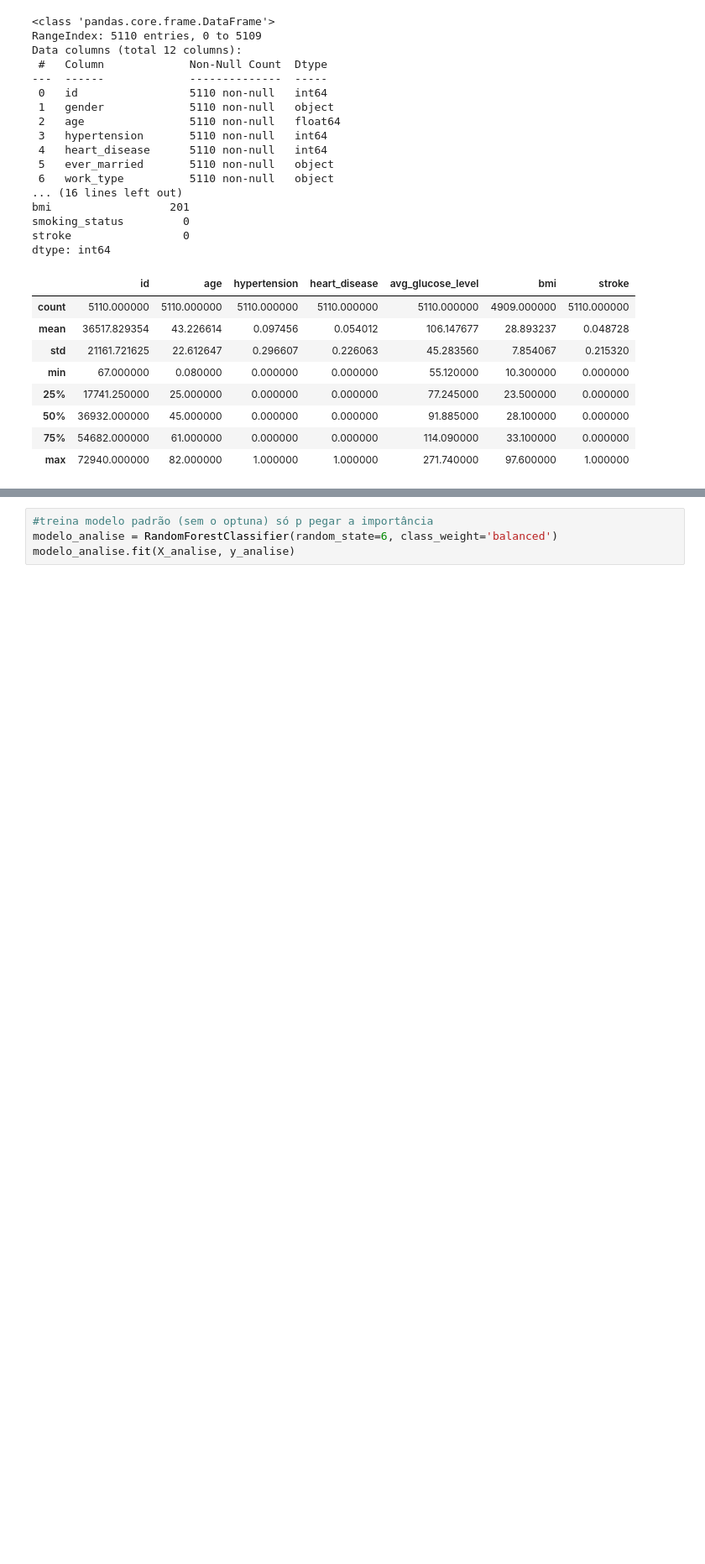
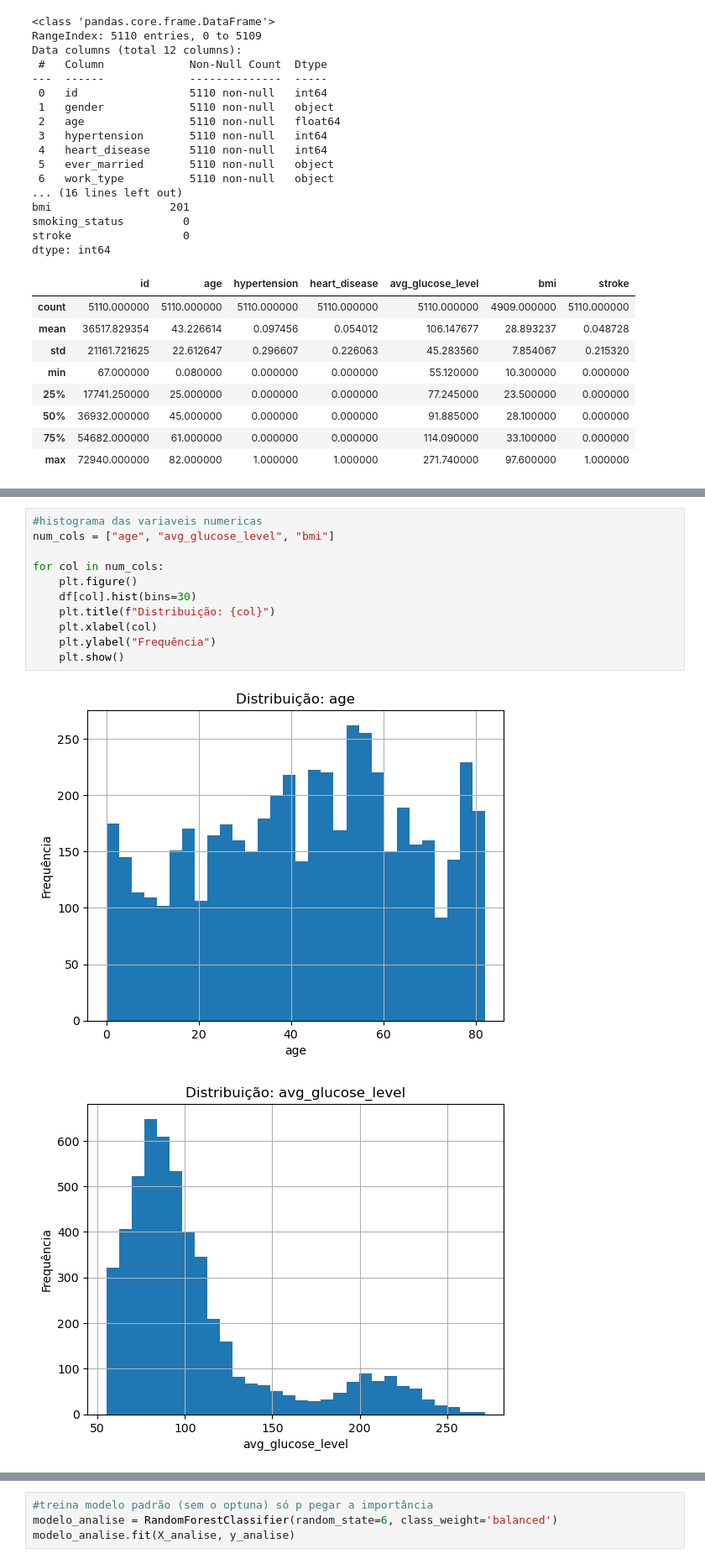
Before and after one commit to luiseduaardo/NeuroPrev, a Jupyter notebook: análise.ipynb, the cells around one changed output, grey strips where cells are left out. Shown at 84% size. Drawn from its saved outputs; the diff is of its cells as text; blank space fills up the shorter version.

```diff
--- a/análise.ipynb
+++ b/análise.ipynb
@@ -73,0 +91,14 @@ y_analise = df_analise['stroke']
+# %%
+#histograma das variaveis numericas
+num_cols = ["age", "avg_glucose_level", "bmi"]
+
+for col in num_cols:
+    plt.figure()
+    df[col].hist(bins=30)
+    plt.title(f"Distribuição: {col}")
+    plt.xlabel(col)
+    plt.ylabel("Frequência")
+    plt.show()
+# %% [output]
+[figure, added]
+[figure, added]
```
Also changed, not shown: parts of 9 cells of this notebook.
